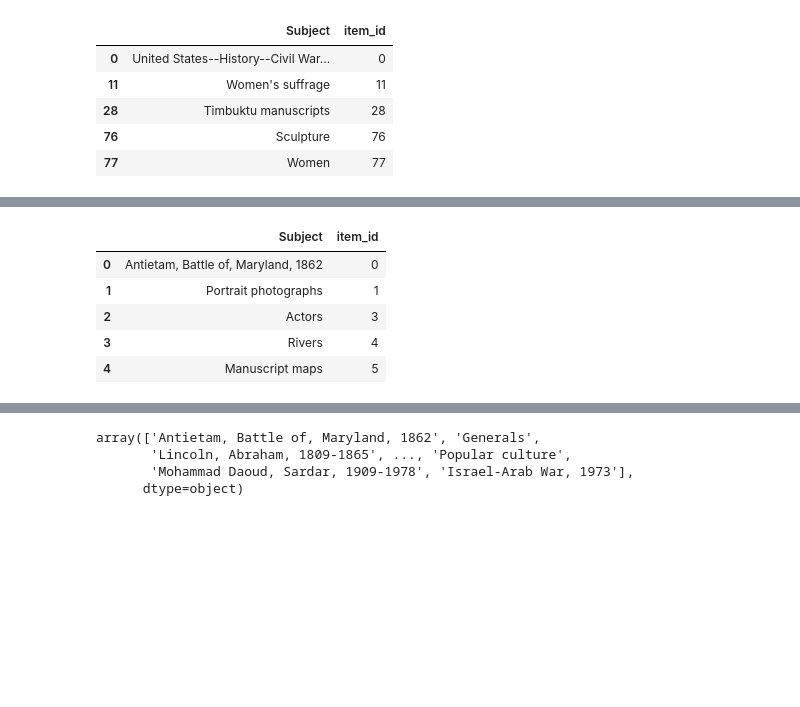
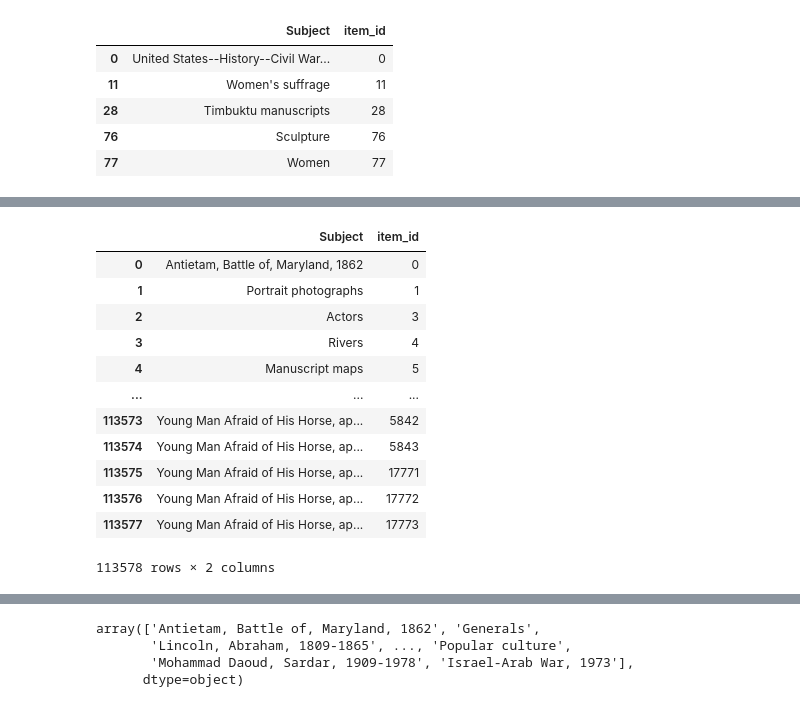
Before and after one commit to caitepley/Project-3, a Jupyter notebook: subject_processing.ipynb, the cells around one changed output, grey strips where cells are left out. Saved outputs shown, nothing was run; the diff lists cells and outputs as text; code cells hidden in the pictures; blank space fills up the shorter version.

```diff
--- a/subject_processing.ipynb
+++ b/subject_processing.ipynb
@@ -484,14 +484,21 @@ subject_merged_df = pd.merge(subject_merged_df,subject_df_col27, how='outer')
 subject_merged_df = pd.merge(subject_merged_df,subject_df_col28, how='outer')
 subject_merged_df = pd.merge(subject_merged_df,subject_df_col29, how='outer')
 # %%
-subject_merged_df.head()
+subject_merged_df
 # %% [output]
 |  | Subject | item_id |
 | 0 | Antietam, Battle of, Maryland, 1862 | 0 |
 | 1 | Portrait photographs | 1 |
 | 2 | Actors | 3 |
 | 3 | Rivers | 4 |
 | 4 | Manuscript maps | 5 |
+| ... | ... | ... |
+| 113573 | Young Man Afraid of His Horse, ap... | 5842 |
+| 113574 | Young Man Afraid of His Horse, ap... | 5843 |
+| 113575 | Young Man Afraid of His Horse, ap... | 17771 |
+| 113576 | Young Man Afraid of His Horse, ap... | 17772 |
+| 113577 | Young Man Afraid of His Horse, ap... | 17773 |
+113578 rows × 2 columns
 # %%
 # drop any duplicate rows
 subject_merged_df = subject_merged_df.drop_duplicates()
```
Also changed, not shown: parts of 28 cells of this notebook, 7 other files.
